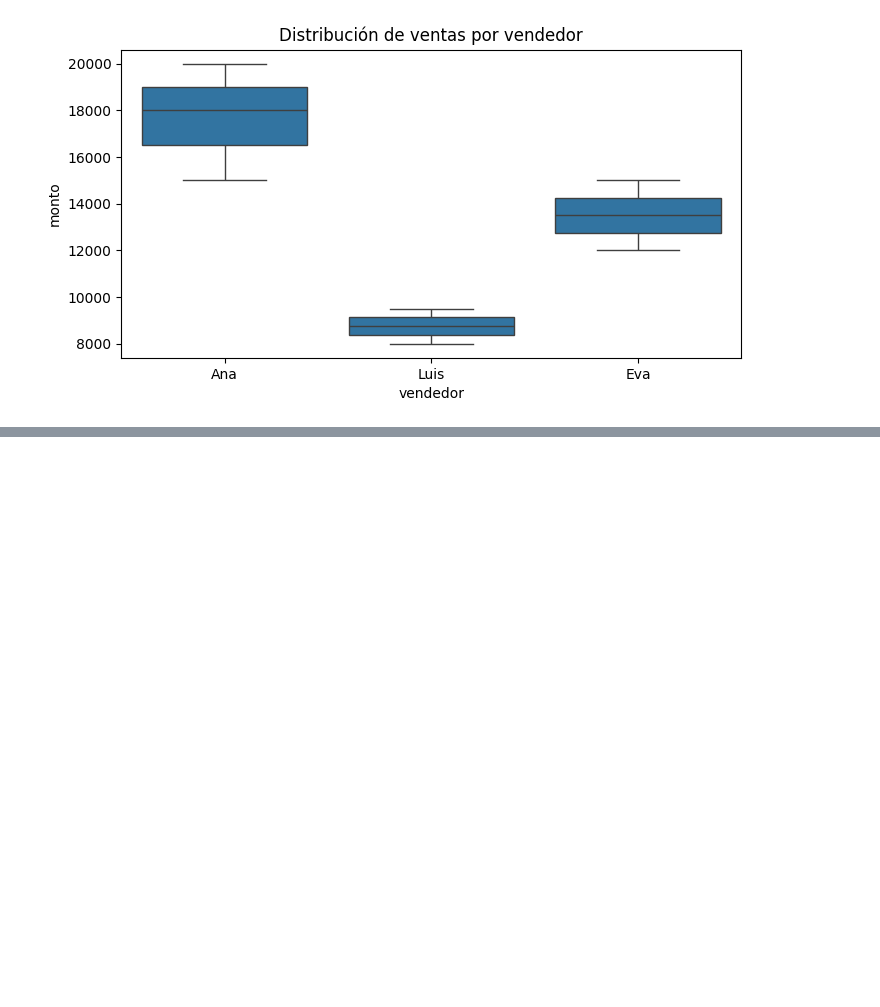
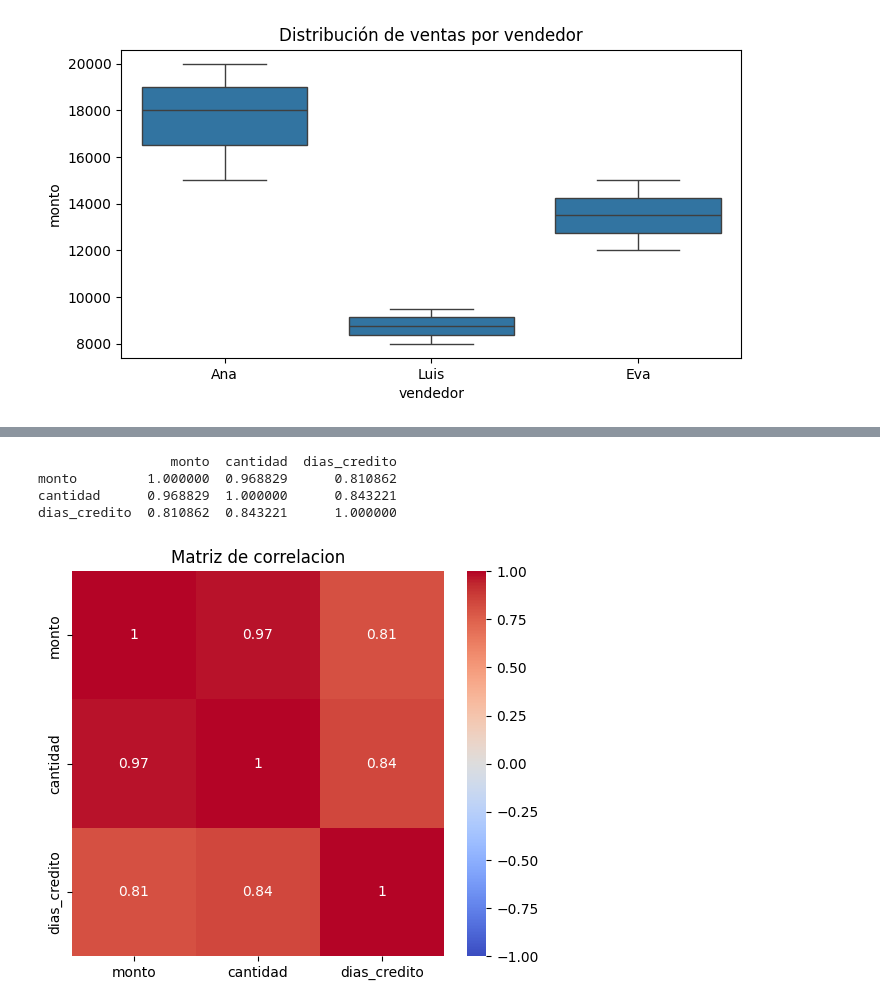
Before and after one commit to ohigginsrodriguez-cloud/bases-data-science, a Jupyter notebook: 05-visualizacion/01_matplotlib_seaborn.ipynb, the cells around one changed output, grey strips where cells are left out. Saved outputs shown, nothing was run; the diff lists cells and outputs as text; code cells hidden in the pictures; blank space fills up the shorter version.

```diff
--- a/05-visualizacion/01_matplotlib_seaborn.ipynb
+++ b/05-visualizacion/01_matplotlib_seaborn.ipynb
@@ -47,0 +60,20 @@ plt.show()
+# %%
+df_corr = pd.DataFrame({
+    "monto": [15000, 8000, 20000, 12000, 9500, 18000, 15000, 11000, 9000, 22000],
+    "cantidad": [3, 1, 4, 2, 1, 3, 3, 2, 1, 4],
+    "dias_credito": [30, 15, 30, 30, 15, 30, 30, 15, 15, 30]
+})
+
+correlaciones = df_corr.corr()
+print(correlaciones)
+
+plt.figure(figsize=(6, 5))
+sns.heatmap(correlaciones, annot=True, cmap='coolwarm', vmin=-1, vmax=1)
+plt.title("Matriz de correlacion")
+plt.show()
+# %% [output]
+                 monto  cantidad  dias_credito
+monto         1.000000  0.968829      0.810862
+cantidad      0.968829  1.000000      0.843221
+dias_credito  0.810862  0.843221      1.000000
+[figure, added]
```
Also changed, not shown: parts of 1 cell of this notebook.
